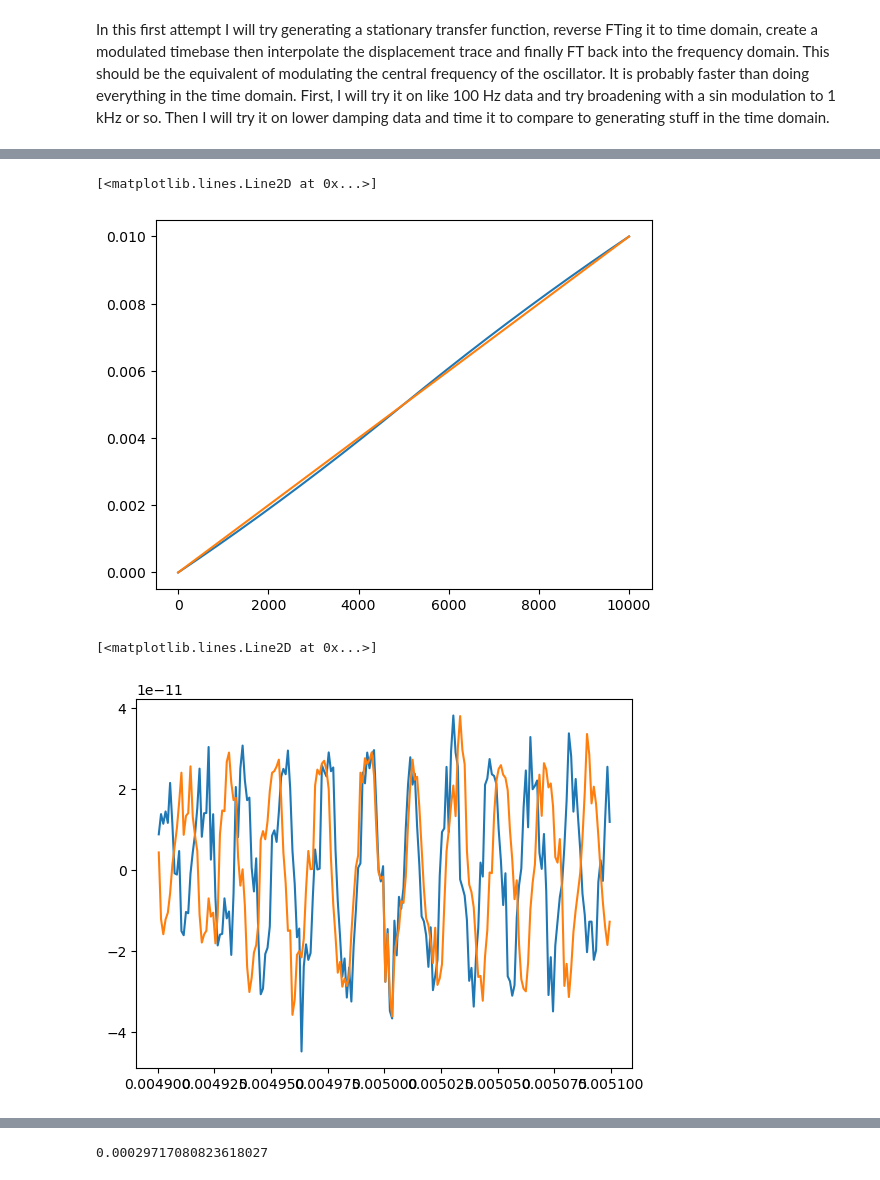
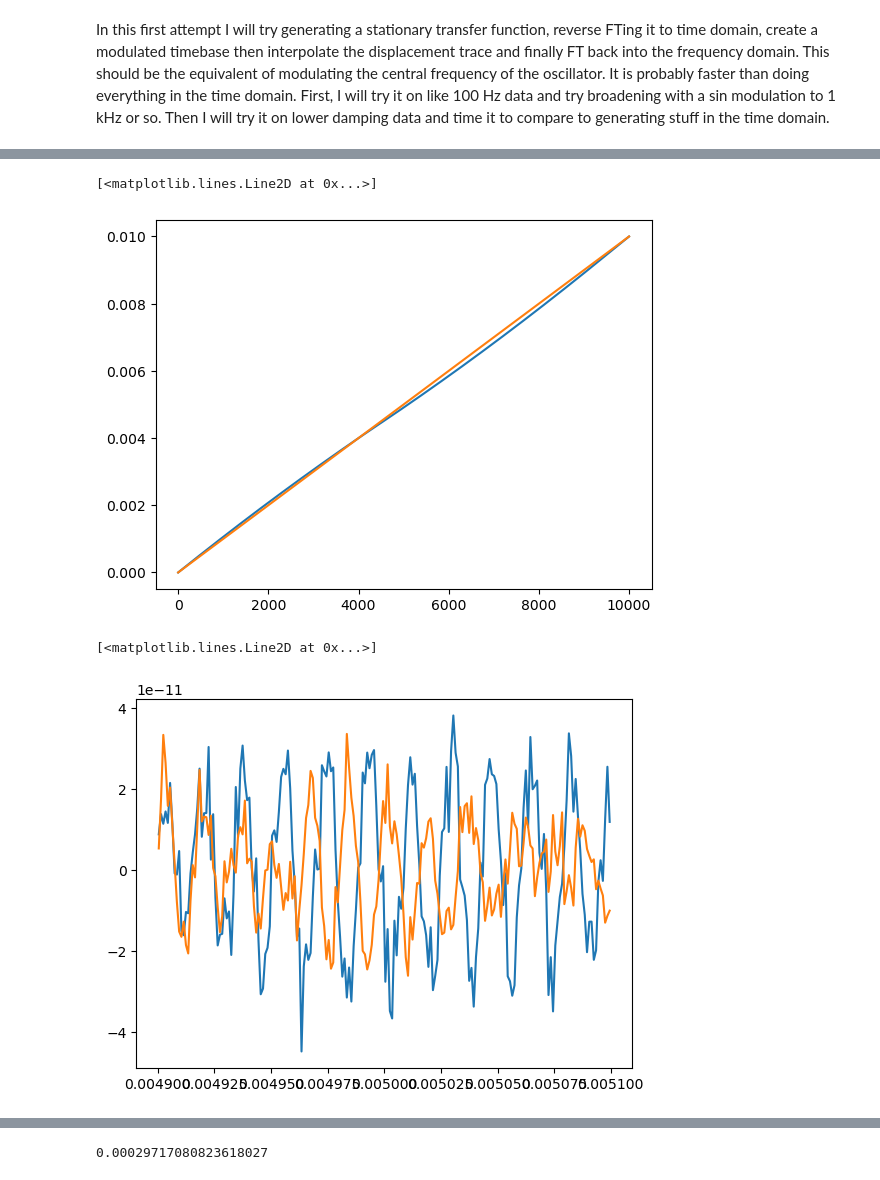
Before and after one commit to tompenny/SIMPLE_impulsesimulations, a Jupyter notebook: Generate data.ipynb, the cells around one changed output, grey strips where cells are left out. Cells and saved outputs as stored; diff of their text form; code cells hidden in the pictures.

Commit message:
Got generating fm impulses working

```diff
--- a/Generate data.ipynb
+++ b/Generate data.ipynb
@@ -119,7 +119,7 @@ num_sims = 100
 
 # feedback damping values to use
 yfb_l = np.array([1000])*2*np.pi
-
+iter = 0.02
 for yfb in yfb_l:
     filename = 'D:/Simulation Data/240515/Frequency modulation/yfb' + str(round(yfb/2/np.pi))
 
@@ -131,22 +131,27 @@ for yfb in yfb_l:
     # Generate some random number seeds
     np.random.seed(85655219)
     random_nums = np.random.uniform(0, 1000000, 3*num_sims) # These are the seeds we will use
-
+    np.random.seed(85634442)
+    phase = np.random.uniform(0, 1, num_sims)
     # Generate 1000 new thermally driven particles with no impulse response to create noise template and to run optimal filter on for comparison
 
     # Set-up array for noise template (J in optimal filter)
     PSD_noise = np.zeros(int(numbins/2)+1)
 
-    # Create empty array for impulse response because we don't want and impulse
-    ir = np.zeros(numbins)
-
     x_l = np.zeros((num_sims, numbins))
-
+    fm_l = np.zeros((num_sims, numbins))
+    ir_l = np.zeros((num_sims, numbins))
+    time = np.linspace(0, numbins/5/10**5/2, numbins)
     for i in range(0, num_sims):
         n = i-num_sims
         randomlist, randomlist2, randomlist3 = su.generate_random_numbers(random_nums[3*i:3*(i+1)], Snn, numbins, maxw)
-        x = su.generate_displacement(w, w0, y, yfb, M, T, randomlist, randomlist2, randomlist3, ir)
+        fm = su.generate_sawtooth_frequency_modulation_impulse(time, iter, phase[i])
+        ir = su.impulse_resp_fm(time, time[int(numbins/2)], 10*10**(-10), y, yfb, w0, fm)
+        #ir = np.zeros(numbins)
+        x = su.generate_displacement_fm(w, w0, y, yfb, M, T, randomlist, randomlist2, randomlist3, ir, iter, phase[i])
         x_l[i] = x
+        fm_l[i] = fm
+        ir_l[i] = ir
         # Calculate PSD and add to J
         PSD = scisig.welch(x, fs = 10**6, nperseg = numbins, window = 'boxcar')
         PSD_noise += PSD[1]
@@ -165,0 +166,14 @@ su.save_data_hd5f(filename, data, datasetname)
+# %%
+for n, x in enumerate(x_l):
+    plt.plot(x - 10**(-9)*n)
+plt.figure()
+for n, fm in enumerate(fm_l):
+    plt.plot(fm)
+
+plt.figure()
+for n, ir in enumerate(ir_l):
+    plt.plot(ir - 10**(-9)*n)
+
+plt.figure()
+plt.plot(sum(x_l)[4900:6000]/100)
+plt.plot(ir_l[0][4900:6000], alpha = 0.6)
@@ -167,10 +187,11 @@ su.save_data_hd5f(filename, data, datasetname)
 importlib.reload(su)
 
 time = np.linspace(0, 1/2/maxw*numbins, numbins)
-time2 = su.generate_sawtooth_frequency_modulation(time, 0.1, 0)
 PSD_noise2 = np.zeros(int(numbins/2)+1)
 x_l2 = np.zeros((num_sims, numbins))
+randomlist4 = np.random.uniform(0, 1, 100)
 for n, x in enumerate(x_l[:]):
+    time2 = su.generate_sawtooth_frequency_modulation(time, 0.1, randomlist4[n])
     x_mod = su.frequency_modulation(x, time, time2)
     x_l2[n] = x_mod
 
@@ -186,15 +207,16 @@ plt.plot(time2)
 plt.plot(time)
 # %% [output]
 [<matplotlib.lines.Line2D at 0x...>]
-[figure, old version]
+[figure, new version]
 # %%
+ht = int(len(time)/2)
 lb = ht - 100
 ub = ht + 100
 plt.plot(time[lb:ub], x_l[0][lb:ub])
 plt.plot(time[lb:ub], x_l2[0][lb:ub])
 # %% [output]
 [<matplotlib.lines.Line2D at 0x...>]
-[figure, old version]
+[figure, new version]
 # %%
 lb = int(3000/10)
 ub = int(7000/10)
```
Also changed, not shown: parts of 5 cells of this notebook.
